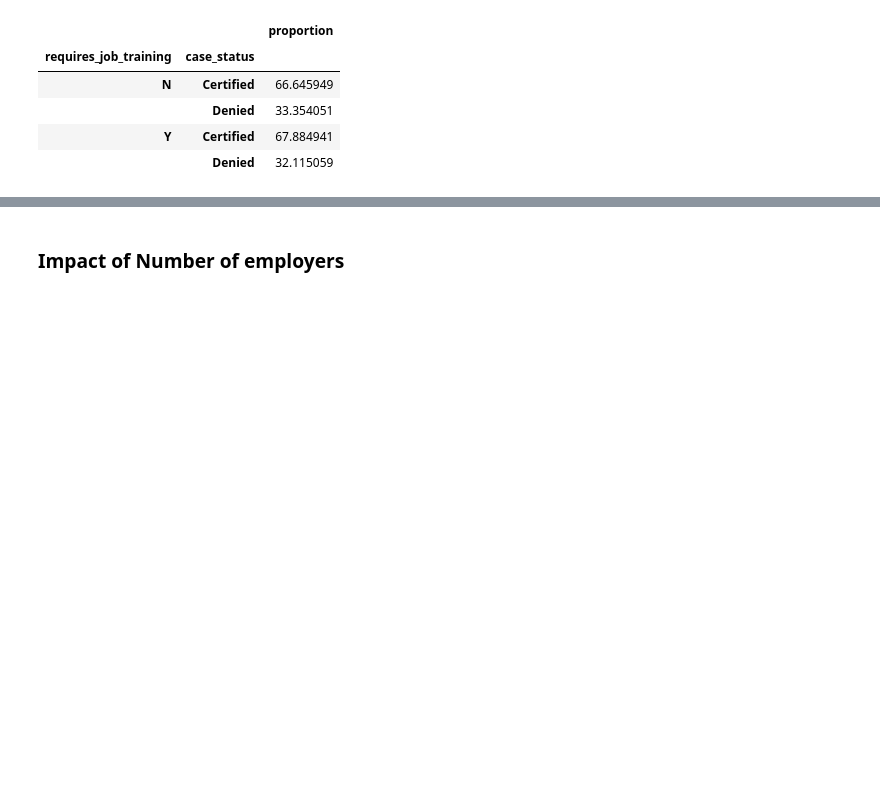
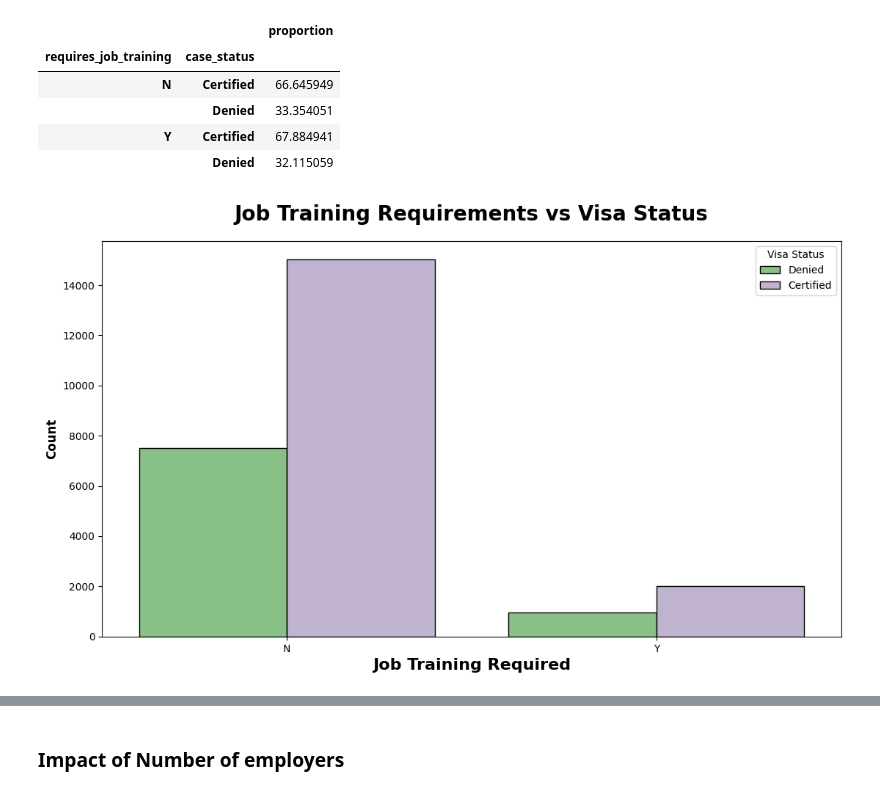
Before and after one commit to MRameezU/MLOPs_Classification_Problem, a Jupyter notebook: notebook/01_Exploratory_Data_Analysis_US_Visa.ipynb, the cells around one changed output, grey strips where cells are left out. Saved outputs shown, nothing was run; the diff lists cells and outputs as text; code cells hidden in the pictures; blank space fills up the shorter version.

```diff
--- a/notebook/01_Exploratory_Data_Analysis_US_Visa.ipynb
+++ b/notebook/01_Exploratory_Data_Analysis_US_Visa.ipynb
@@ -697,3 +697,21 @@ df.groupby('requires_job_training')['case_status'].value_counts(normalize=True).
 |  | Denied | 33.354051 |
 | Y | Certified | 67.884941 |
 |  | Denied | 32.115059 |
+# %%
+plt.figure(figsize=(13, 7))
+
+# Create a count plot for job training requirements by visa status
+sns.countplot(x="requires_job_training", hue="case_status", data=df, edgecolor="black", palette="Accent")
+
+# Set plot title and labels with proper formatting
+plt.title("Job Training Requirements vs Visa Status", weight="bold", fontsize=20, pad=20)
+plt.ylabel("Count", weight="bold", fontsize=12)
+plt.xlabel("Job Training Required", weight="bold", fontsize=16)
+
+# Add a legend for clarity
+plt.legend(title="Visa Status", fancybox=True)
+
+# Display the plot
+plt.show()
+# %% [output]
+[figure, added]
```
Also changed, not shown: parts of 32 cells of this notebook.
